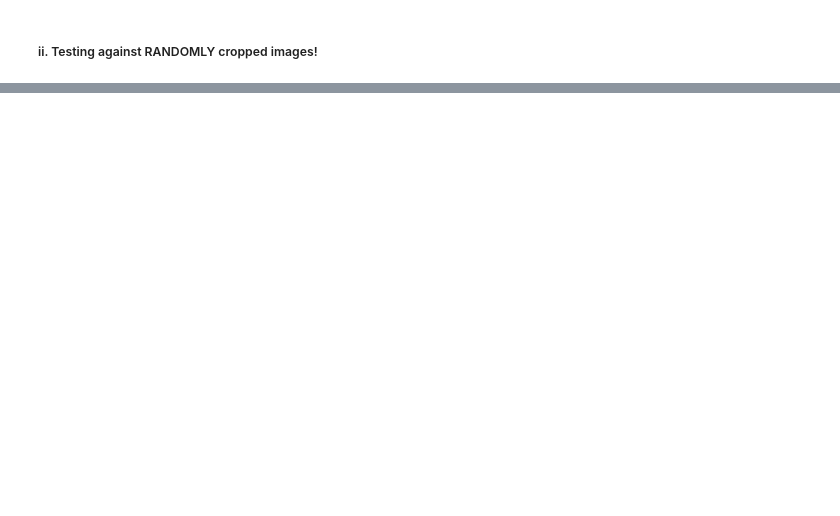
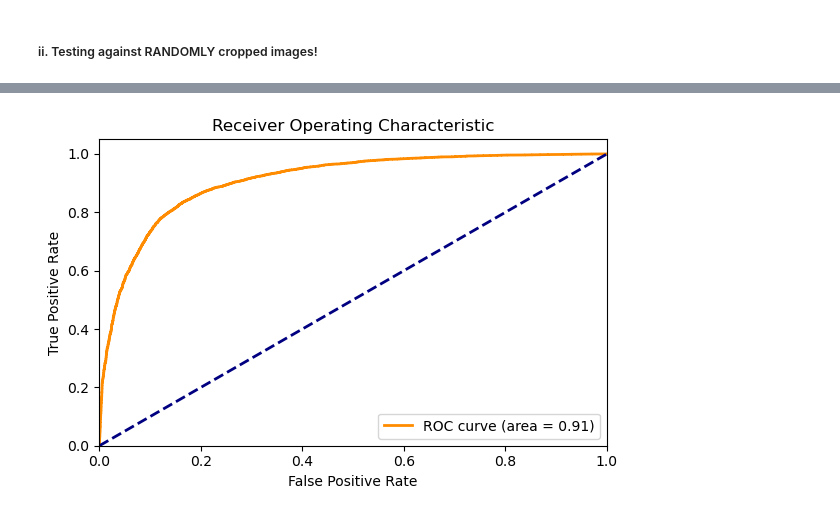
Before and after one commit to natascha-b/PennHonoursThesis, a Jupyter notebook: referenceArchitecture.ipynb, the cells around one changed output, grey strips where cells are left out. Drawn from its saved outputs; the diff is of its cells as text; code cells hidden in the pictures; blank space fills up the shorter version.

```diff
--- a/referenceArchitecture.ipynb
+++ b/referenceArchitecture.ipynb
@@ -599,0 +695,14 @@ plot_roc(fig, ax, y_random_pred, X_test_random_crop[:,:,25:], y_test_random_crop
+# %%
+y_random_pred = model5.predict(X_test_random_crop[:,:,25:]).T[0]
+y_random_pred_binary = (y_random_pred > 0.5).astype(int)
+
+acc = accuracy_score(y_test_random_crop, y_random_pred_binary)
+precision = precision_score(y_test_random_crop, y_random_pred_binary)
+recall = recall_score(y_test_random_crop, y_random_pred_binary)
+
+fig, ax = plt.subplots(figsize=(5,5))
+plotConfMatrix(fig, ax, y_test_random_crop, y_random_pred_binary)
+
+print(f'Accuracy: {acc*100:.2f}%')
+print(f'Precision: {precision*100:.2f}%')
+print(f'Recall: {recall*100:.2f}%')
@@ -599,0 +715,5 @@ plot_roc(fig, ax, y_random_pred, X_test_random_crop[:,:,25:], y_test_random_crop
+# %%
+fig, ax = plt.subplots(figsize=(6,4))
+plot_roc(fig, ax, y_random_pred, X_test_random_crop[:,:,25:], y_test_random_crop)
+# %% [output]
+[figure, added]
```
Also changed, not shown: parts of 47 cells of this notebook, 4 other files.
